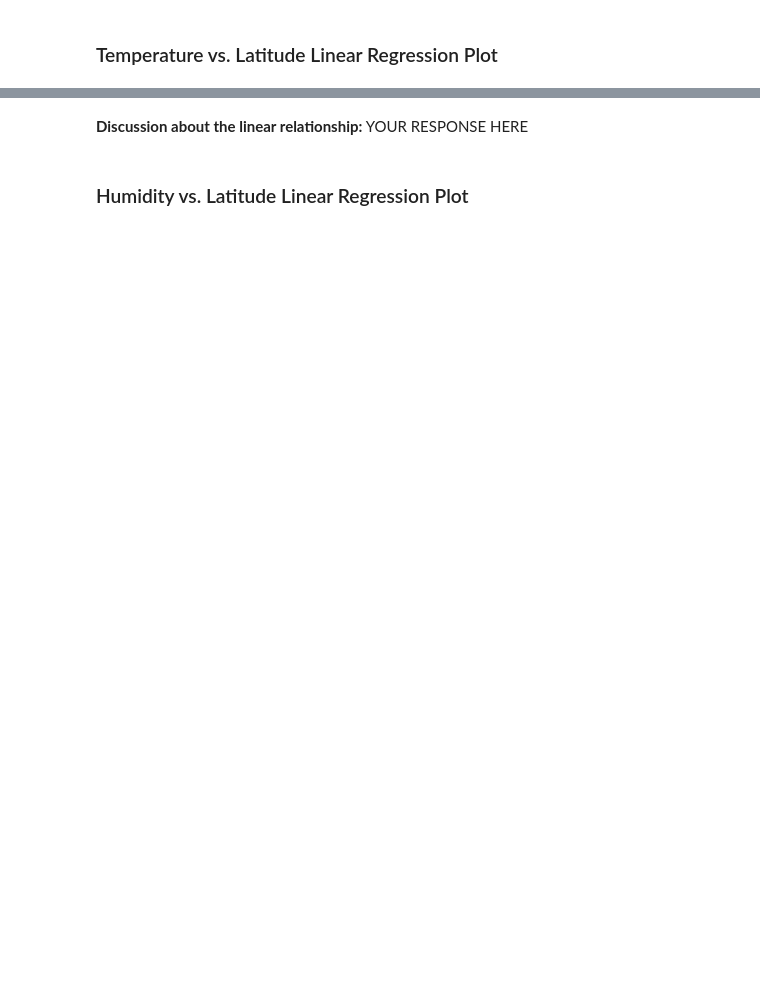
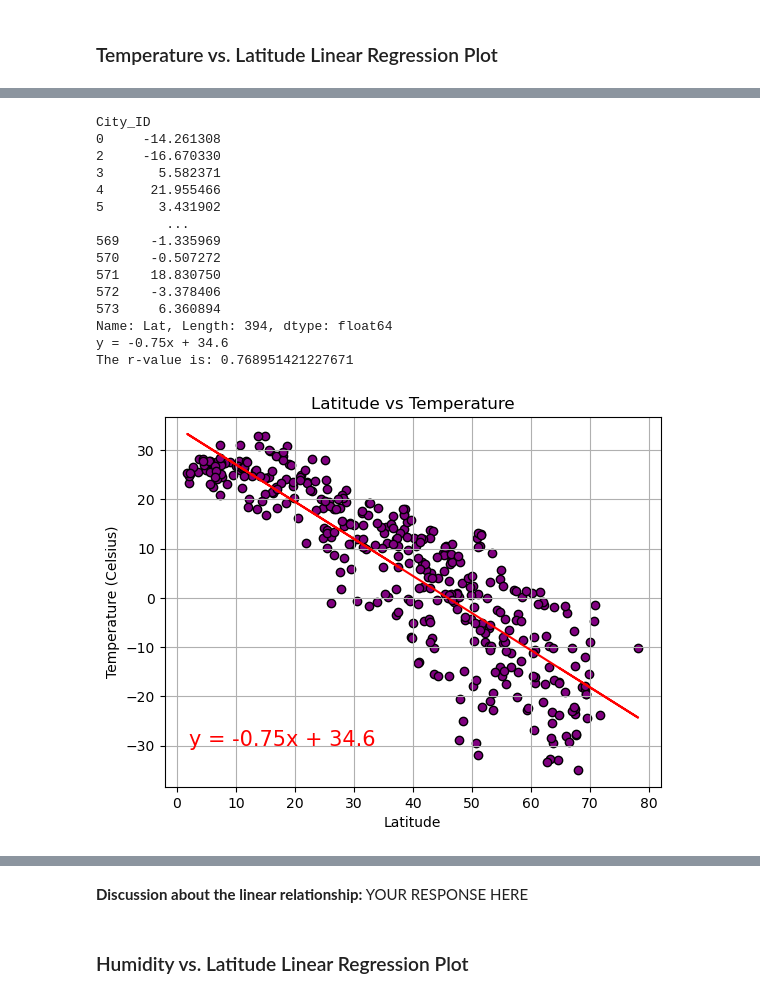
Before and after one commit to amydohlin/python-api-challenge, a Jupyter notebook: starter_code/WeatherPy.ipynb, the cells around one changed output, grey strips where cells are left out. Saved outputs shown, nothing was run; the diff lists cells and outputs as text; code cells hidden in the pictures; blank space fills up the shorter version.

Commit message:
Linear regression WeatherPy, started VacationPy

```diff
--- a/starter_code/WeatherPy.ipynb
+++ b/starter_code/WeatherPy.ipynb
@@ -340,3 +334,36 @@ plt.show()
+# %%
+# Define a function to create Linear Regression plots
+def lin_regr(x_values, y_values, xlab, ylab, title):
+
+    # Linear regression on Lat vs <Column/Weather>
+    # x_values and y_values are calculated within the specific section cells
+    (slope, intercept, rvalue, pvalue, stderr) = stats.linregress(x_values, y_values)
+
+    # Calculate regression values
+    regress_values = x_values * slope + intercept
+    print(regress_values)
+
+    # Create line equation string
+    line_eq = "y = " +str(round(slope, 2)) + "x + " + str(round(intercept, 2))
+    print(line_eq)
+
+    # Create scatter plot of lat vs <column/weather>, with the linear regression
+    plt.scatter(x_values, y_values, color="purple", edgecolor="black")
+    plt.plot(x_values,regress_values, "r-")
+
+    # Label and annotate plot components and line equation
+    # xmin and ymin are calculated within the specific section cells
+    plt.xlabel(xlab)
+    plt.ylabel(ylab)
+    plt.grid(True)
+    plt.title(title)
+    plt.annotate(line_eq , (xmin, ymin), fontsize=15,color="red")
+
+    # Print the r value
+    print(f"The r-value is: {rvalue**2}")
+
+    # Show the plot
+    plt.show()
 # %%
 # Create a DataFrame with the Northern Hemisphere data (Latitude >= 0)
 northern_hemi_df = city_data_df[city_data_df["Lat"]>=0]
@@ -487,0 +413,29 @@ The r-value is: 0.3327777308215316
+# %%
+# Linear regression on Northern Hemisphere
+
+# Define the x and y values for the formula
+x_values = northern_hemi_df["Lat"]
+y_values = northern_hemi_df["Max Temp"]
+
+xmin = int(x_values.min() + 0.5)
+ymin = int(y_values.min() + 0.5) + 4
+
+# Calculate and show the plot with linear regression using the previously defined function.
+lin_regr(x_values,y_values,"Latitude","Temperature (Celsius)","Latitude vs Temperature")
+# %% [output]
+City_ID
+0     -14.261308
+2     -16.670330
+3       5.582371
+4      21.955466
+5       3.431902
+         ...
+569    -1.335969
+570    -0.507272
+571    18.830750
+572    -3.378406
+573     6.360894
+Name: Lat, Length: 394, dtype: float64
+y = -0.75x + 34.6
+The r-value is: 0.768951421227671
+[figure, added]
```
Also changed, not shown: parts of 28 cells of this notebook, 6 other files.
